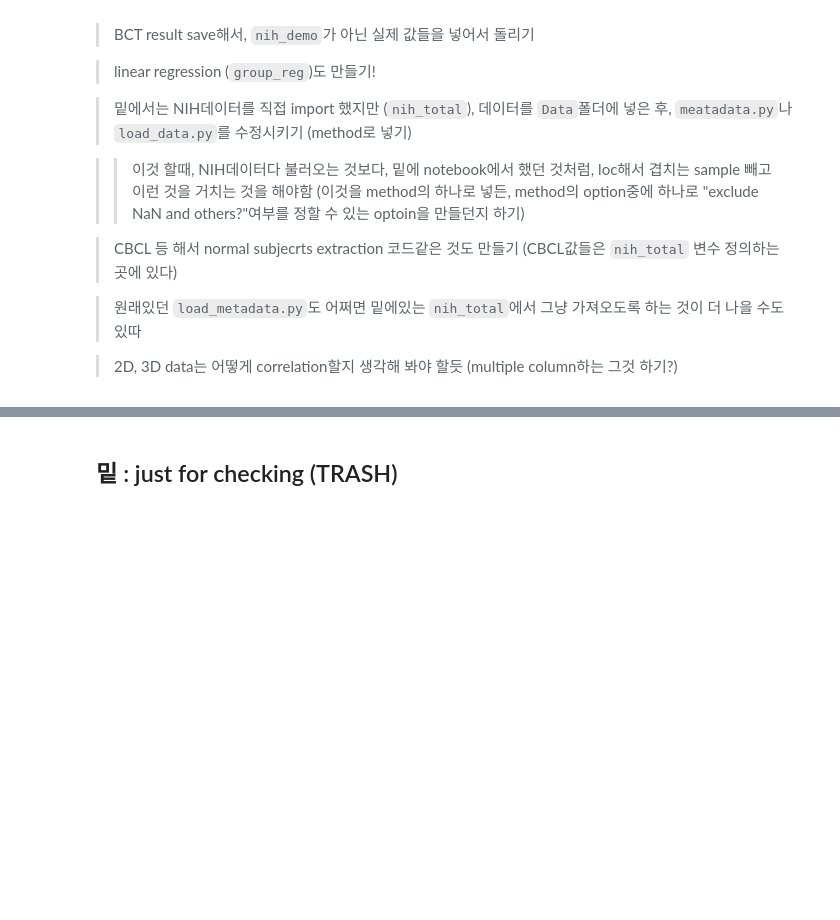
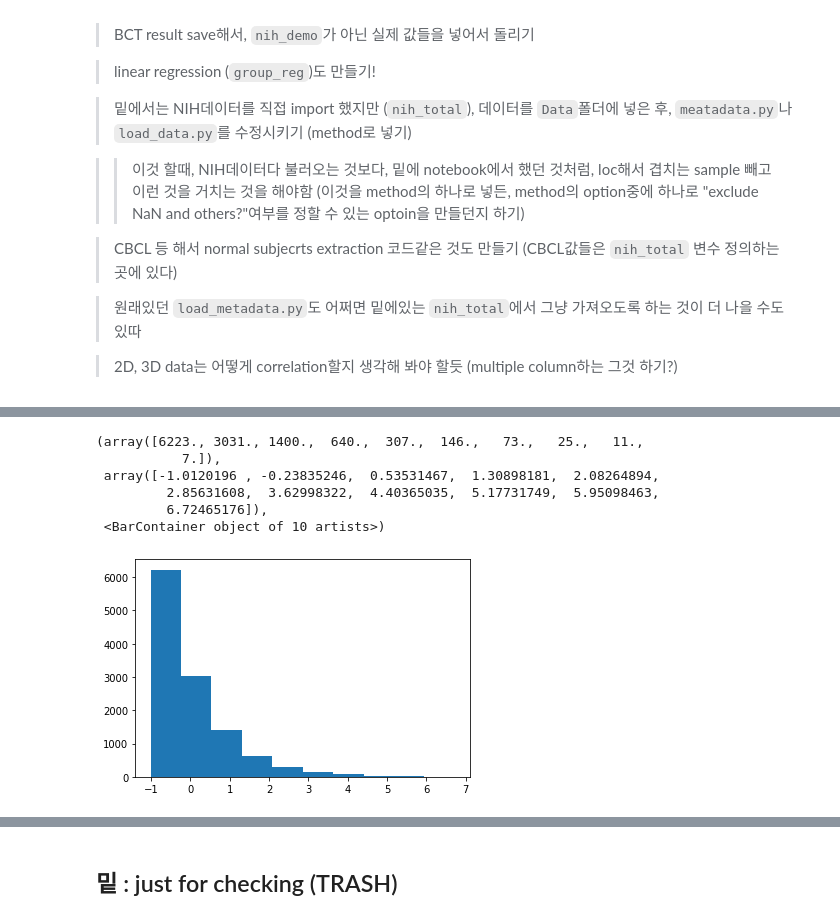
Before and after one commit to Transconnectome/TVB, a Jupyter notebook: Brain_Connectivity/TVB_version.ipynb, the cells around one changed output, grey strips where cells are left out. Drawn from its saved outputs; the diff is of its cells as text; code cells hidden in the pictures; blank space fills up the shorter version.

```diff
--- a/Brain_Connectivity/TVB_version.ipynb
+++ b/Brain_Connectivity/TVB_version.ipynb
@@ -480,5 +538,5 @@ git.
 # %%
-
-pd.read_csv("/storage/bigdata/ABCD/TVB/BCT_results/SC_ses_2/scalar_results_threshold_0.25.csv", index_col = 0)
+nih_total = pd.read_csv('/storage/bigdata/ABCD/TVB/demo.nih.cbcl.els.11875.csv', index_col=0)
+#pd.read_csv("/storage/bigdata/ABCD/TVB/BCT_results/SC_ses_2/scalar_results_threshold_0.25.csv", index_col = 0)
 #for loop-ize :
     #pd.read_csv(BCT_result_save_dir+"scalar_results_threshold_{}.csv".format(threshold), index_col=0) #use
@@ -498,0 +565,11 @@ pd.read_csv("/storage/bigdata/ABCD/TVB/BCT_results/SC_ses_2/scalar_results_thres
+# %%
+plt.hist(nih_total["TotProb.CBCL.Syndrome.Scale..raw.score."])
+print(np.mean(nih_total['nihtbx_totalcomp_uncorrected']),np.std(nih_total['nihtbx_totalcomp_uncorrected']))
+# %% [output]
+(array([6223., 3031., 1400.,  640.,  307.,  146.,   73.,   25.,   11.,
+           7.]),
+ array([-1.0120196 , -0.23835246,  0.53531467,  1.30898181,  2.08264894,
+         2.85631608,  3.62998322,  4.40365035,  5.17731749,  5.95098463,
+         6.72465176]),
+ <BarContainer object of 10 artists>)
+[figure, added]
```
Also changed, not shown: parts of 15 cells of this notebook, 11 other files.
